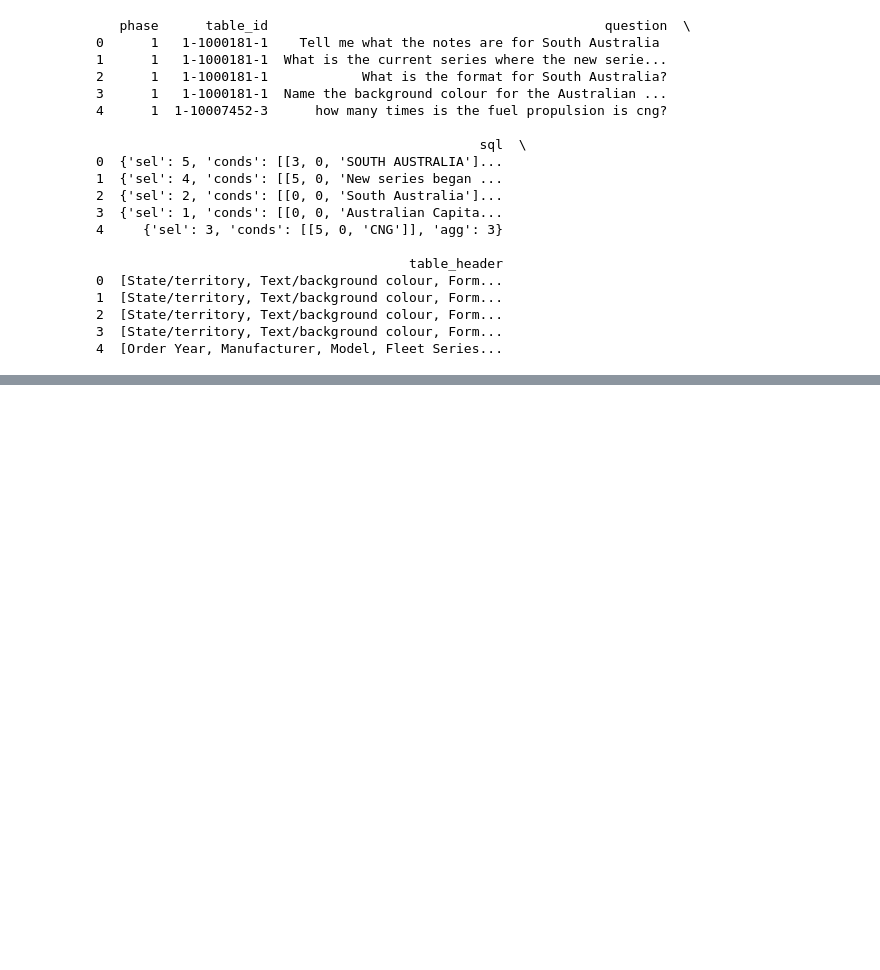
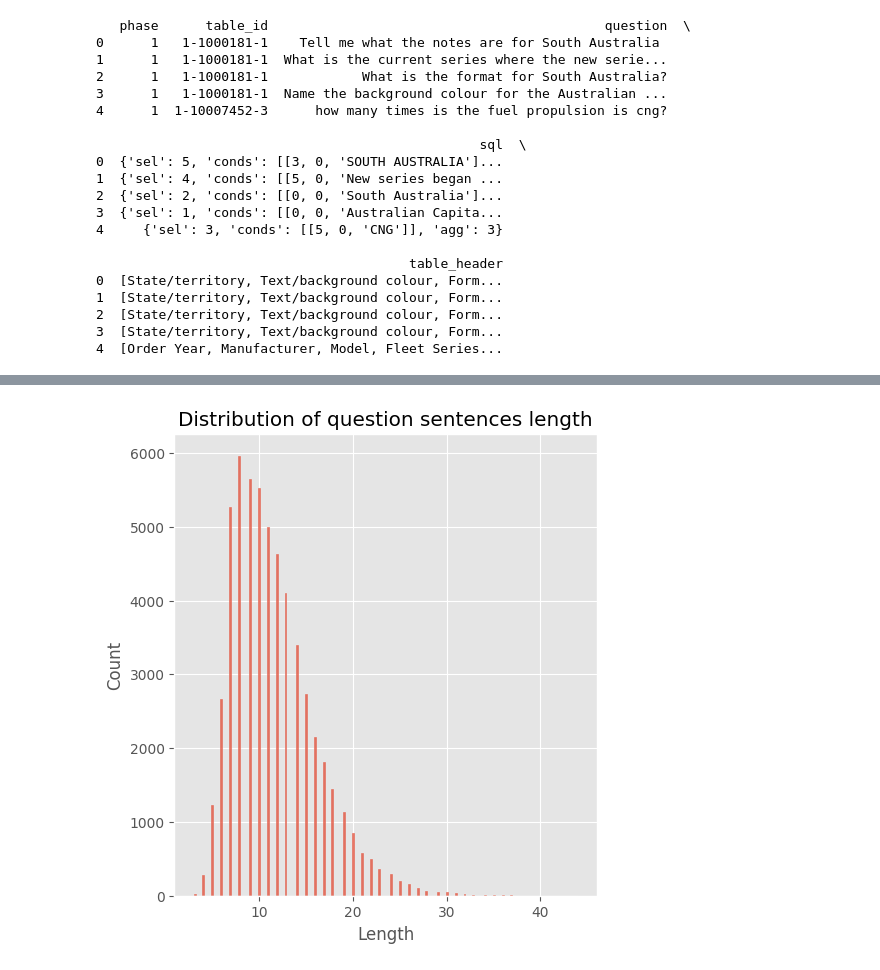
Before and after one commit to SalmaAllam8/SQL-queries-analysis-Text-data-Analysis-Machine-learning, a Jupyter notebook: dataprocessing.ipynb, the cells around one changed output, grey strips where cells are left out. Cells and saved outputs as stored; diff of their text form; code cells hidden in the pictures; blank space fills up the shorter version.

Commit message:
"distribution of question sentences length"

```diff
--- a/dataprocessing.ipynb
+++ b/dataprocessing.ipynb
@@ -69,0 +118,13 @@ df_test = load_wikisql(r'C:\Users\salma\OneDrive\Desktop\projects\the github cod
+# %%
+plt.figure(figsize=(12, 6))
+plt.style.use('ggplot')
+plt.subplot(1, 2, 1)
+sns.histplot(df_train['question'].str.split().apply(len))
+plt.title('Distribution of question sentences length')
+plt.xlabel('Length')
+
+
+
+plt.show()
+# %% [output]
+[figure, added]
```
Also changed, not shown: parts of 4 cells of this notebook.
